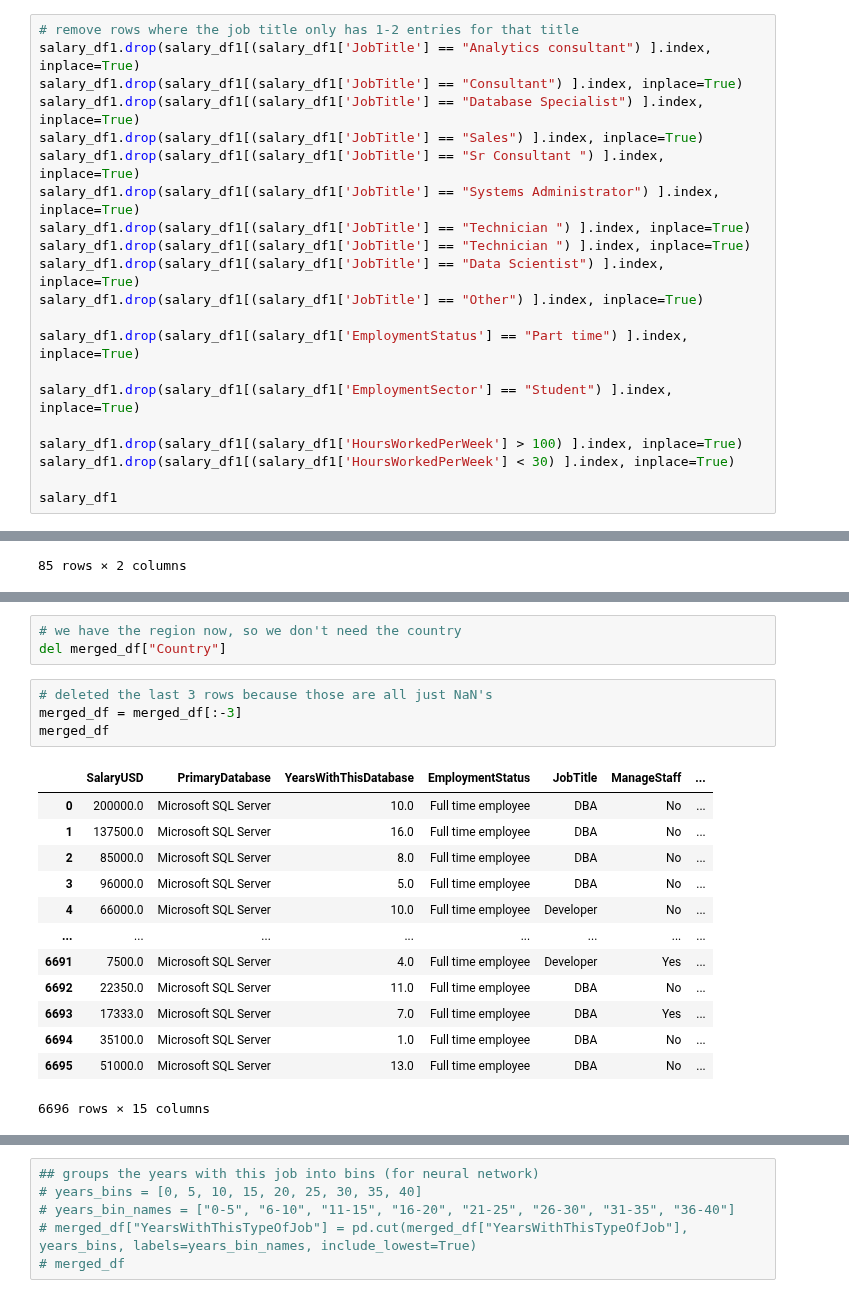
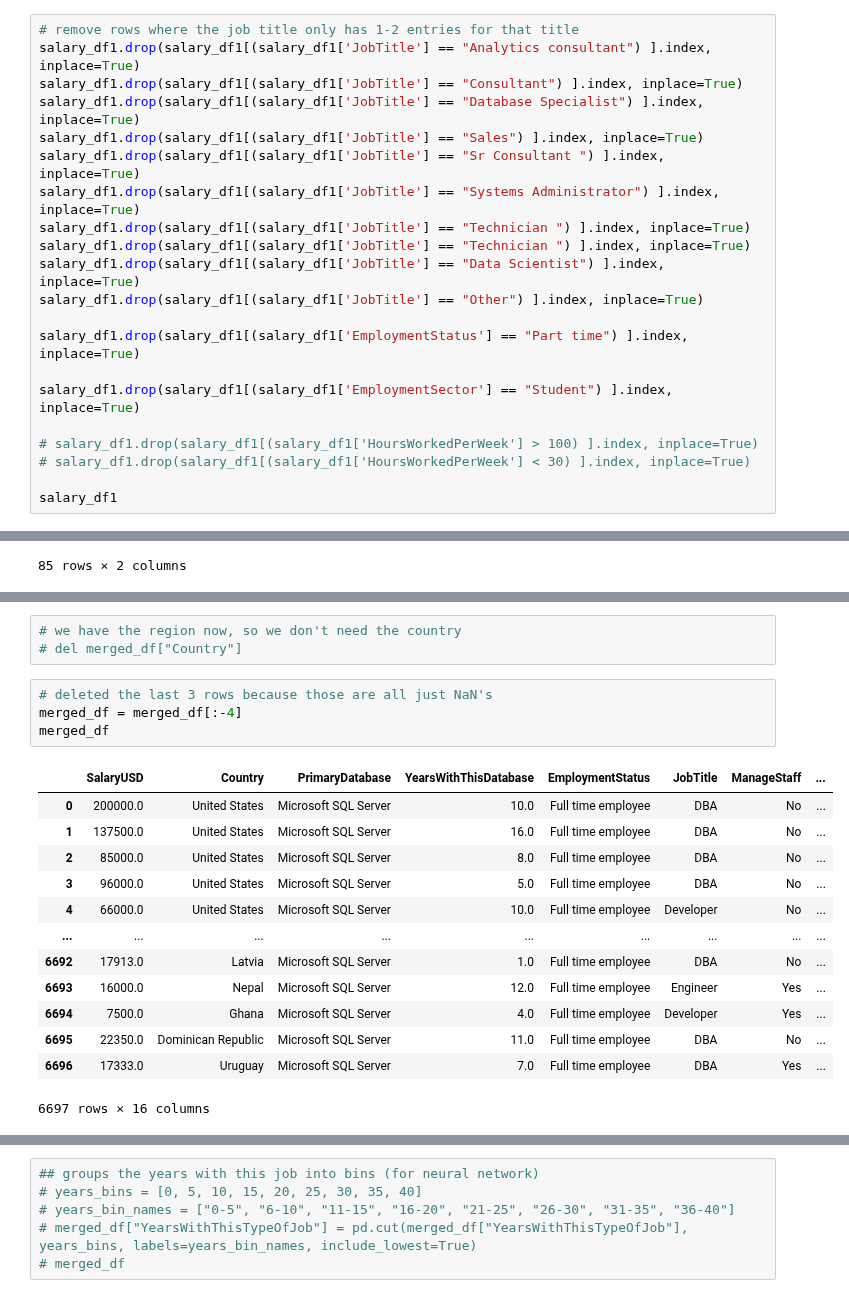
Before and after one commit to adrianavandeguchte/PredictYourSalary, a Jupyter notebook: notebooks/data_cleaning_sandy.ipynb, the cells around one changed output, grey strips where cells are left out. Saved outputs shown, nothing was run; the diff lists cells and outputs as text.

Commit message:
added country to mondel fitting and saved model

```diff
--- a/notebooks/data_cleaning_sandy.ipynb
+++ b/notebooks/data_cleaning_sandy.ipynb
@@ -181,8 +181,8 @@ salary_df1.drop(salary_df1[(salary_df1['EmploymentStatus'] == "Part time") ].ind
 
 salary_df1.drop(salary_df1[(salary_df1['EmploymentSector'] == "Student") ].index, inplace=True)
 
-salary_df1.drop(salary_df1[(salary_df1['HoursWorkedPerWeek'] > 100) ].index, inplace=True)
-salary_df1.drop(salary_df1[(salary_df1['HoursWorkedPerWeek'] < 30) ].index, inplace=True)
+# salary_df1.drop(salary_df1[(salary_df1['HoursWorkedPerWeek'] > 100) ].index, inplace=True)
+# salary_df1.drop(salary_df1[(salary_df1['HoursWorkedPerWeek'] < 30) ].index, inplace=True)
 
 salary_df1
 # %% [output]
@@ -265,24 +265,24 @@ merged_df
 # %%
 # we have the region now, so we don't need the country
-del merged_df["Country"]
+# del merged_df["Country"]
 # %%
 # deleted the last 3 rows because those are all just NaN's
-merged_df = merged_df[:-3]
+merged_df = merged_df[:-4]
 merged_df
 # %% [output]
-|  | SalaryUSD | PrimaryDatabase | YearsWithThisDatabase | EmploymentStatus | JobTitle | ManageStaff | ... |
-| 0 | 200000.0 | Microsoft SQL Server | 10.0 | Full time employee | DBA | No | ... |
-| 1 | 137500.0 | Microsoft SQL Server | 16.0 | Full time employee | DBA | No | ... |
-| 2 | 85000.0 | Microsoft SQL Server | 8.0 | Full time employee | DBA | No | ... |
-| 3 | 96000.0 | Microsoft SQL Server | 5.0 | Full time employee | DBA | No | ... |
-| 4 | 66000.0 | Microsoft SQL Server | 10.0 | Full time employee | Developer | No | ... |
-| ... | ... | ... | ... | ... | ... | ... | ... |
-| 6691 | 7500.0 | Microsoft SQL Server | 4.0 | Full time employee | Developer | Yes | ... |
-| 6692 | 22350.0 | Microsoft SQL Server | 11.0 | Full time employee | DBA | No | ... |
-| 6693 | 17333.0 | Microsoft SQL Server | 7.0 | Full time employee | DBA | Yes | ... |
-| 6694 | 35100.0 | Microsoft SQL Server | 1.0 | Full time employee | DBA | No | ... |
-| 6695 | 51000.0 | Microsoft SQL Server | 13.0 | Full time employee | DBA | No | ... |
+|  | SalaryUSD | Country | PrimaryDatabase | YearsWithThisDatabase | EmploymentStatus | JobTitle | ManageStaff | ... |
+| 0 | 200000.0 | United States | Microsoft SQL Server | 10.0 | Full time employee | DBA | No | ... |
+| 1 | 137500.0 | United States | Microsoft SQL Server | 16.0 | Full time employee | DBA | No | ... |
+| 2 | 85000.0 | United States | Microsoft SQL Server | 8.0 | Full time employee | DBA | No | ... |
+| 3 | 96000.0 | United States | Microsoft SQL Server | 5.0 | Full time employee | DBA | No | ... |
+| 4 | 66000.0 | United States | Microsoft SQL Server | 10.0 | Full time employee | Developer | No | ... |
+| ... | ... | ... | ... | ... | ... | ... | ... | ... |
+| 6692 | 17913.0 | Latvia | Microsoft SQL Server | 1.0 | Full time employee | DBA | No | ... |
+| 6693 | 16000.0 | Nepal | Microsoft SQL Server | 12.0 | Full time employee | Engineer | Yes | ... |
+| 6694 | 7500.0 | Ghana | Microsoft SQL Server | 4.0 | Full time employee | Developer | Yes | ... |
+| 6695 | 22350.0 | Dominican Republic | Microsoft SQL Server | 11.0 | Full time employee | DBA | No | ... |
+| 6696 | 17333.0 | Uruguay | Microsoft SQL Server | 7.0 | Full time employee | DBA | Yes | ... |
-6696 rows × 15 columns
+6697 rows × 16 columns
 # %%
 # this finds the z-scores and identifies outliers in the salary column
 import scipy.stats as sts
```
Also changed, not shown: parts of 11 cells of this notebook, 5 other files.
